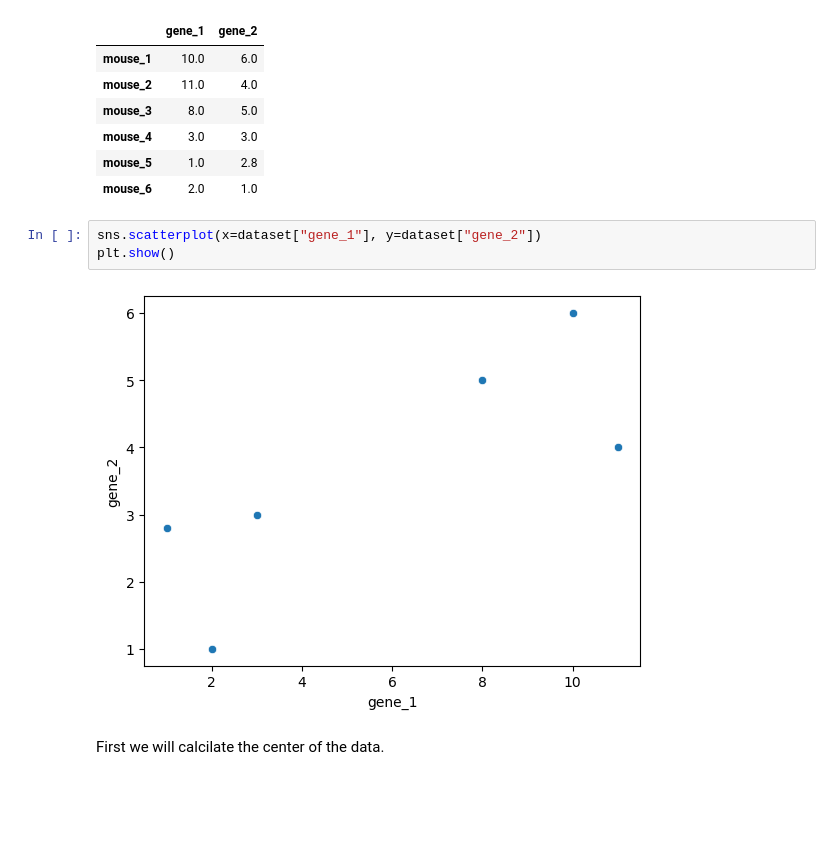
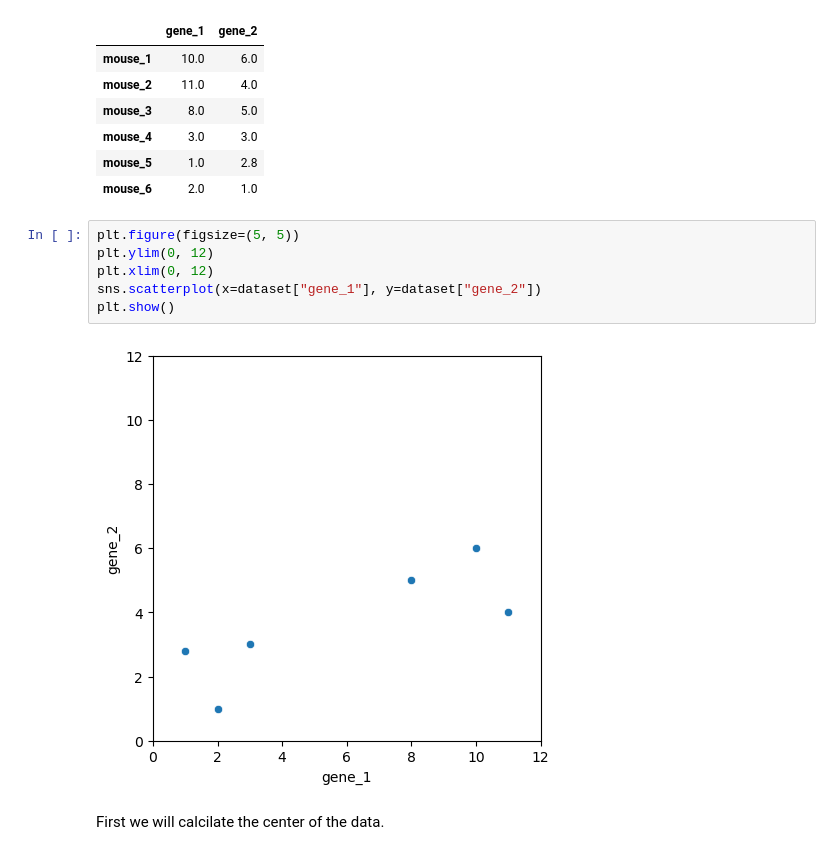
Before and after one commit to danjelito/ml-from-scratch, a Jupyter notebook: pca.ipynb, the cells around one changed output. Drawn from its saved outputs; the diff is of its cells as text; blank space fills up the shorter version.

```diff
--- a/pca.ipynb
+++ b/pca.ipynb
@@ -221,10 +221,13 @@ dataset
 | mouse_5 | 1.0 | 2.8 |
 | mouse_6 | 2.0 | 1.0 |
 # %%
+plt.figure(figsize=(5, 5))
+plt.ylim(0, 12)
+plt.xlim(0, 12)
 sns.scatterplot(x=dataset["gene_1"], y=dataset["gene_2"])
 plt.show()
 # %% [output]
-[figure, old version]
+[figure, new version]
 # %% [markdown]
 First we will calcilate the center of the data.
 # %%
```
Also changed, not shown: parts of 7 cells of this notebook.
